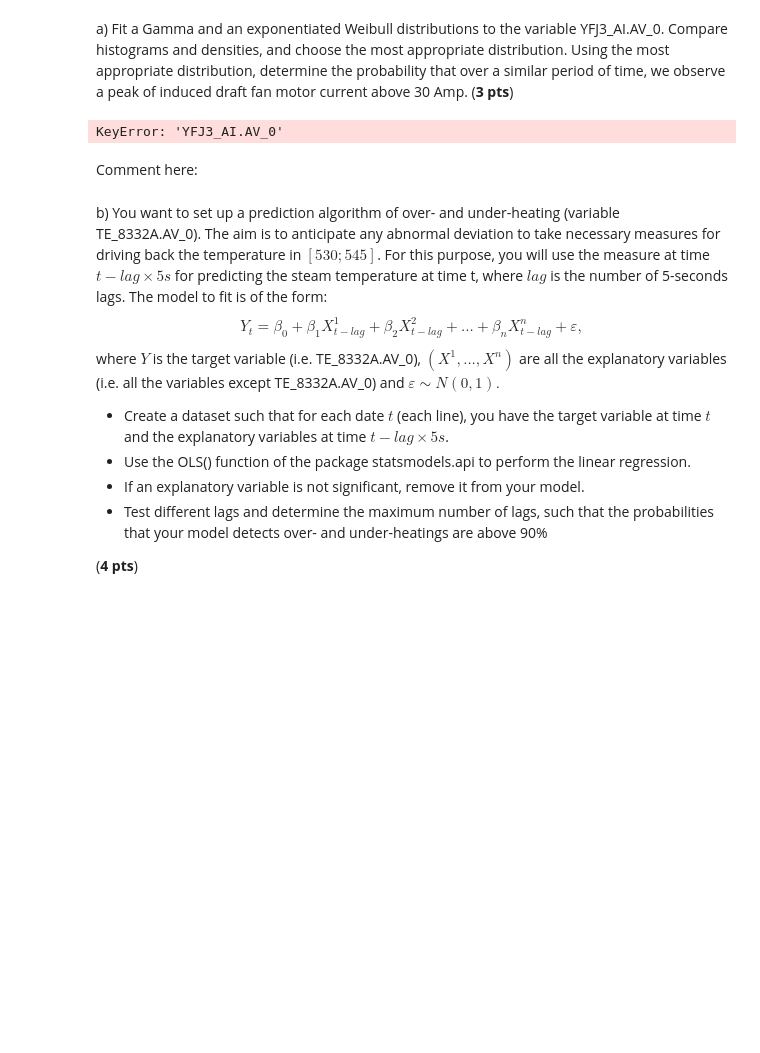
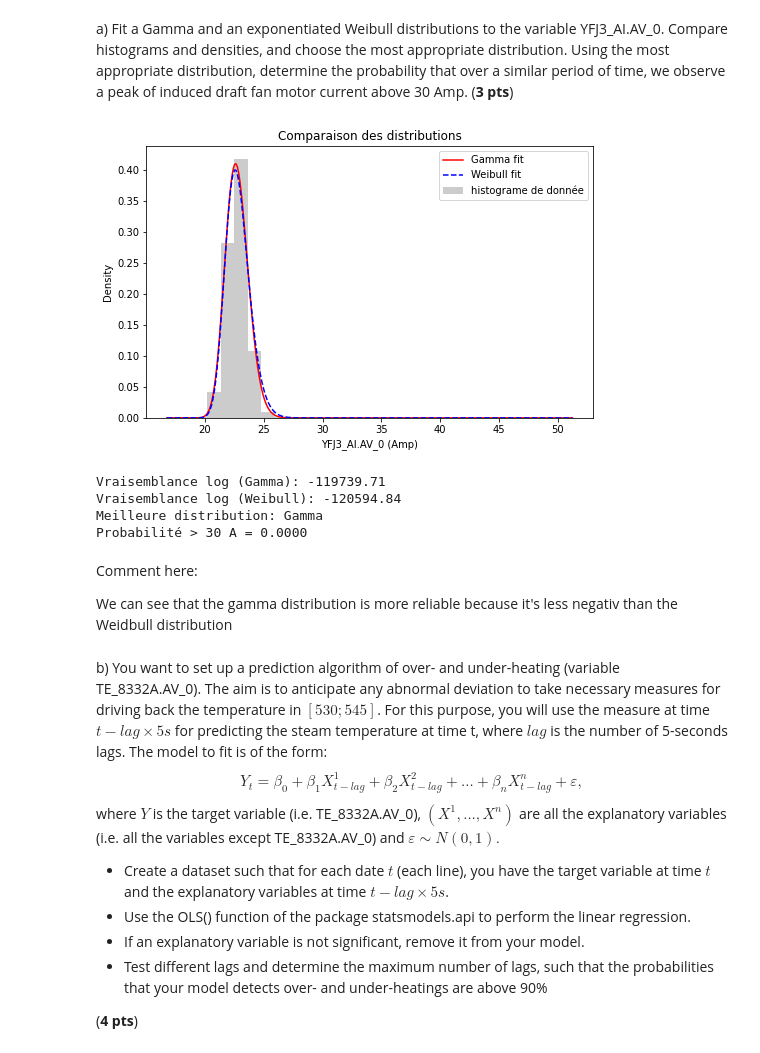
Before and after one commit to arthurbackes/hackathon1, a Jupyter notebook: Hackathon_1.ipynb, the cells around one changed output. Drawn from its saved outputs; the diff is of its cells as text; code cells hidden in the pictures; blank space fills up the shorter version.

```diff
--- a/Hackathon_1.ipynb
+++ b/Hackathon_1.ipynb
@@ -337,11 +337,60 @@ Comment here:
 a) Fit a Gamma and an exponentiated Weibull distributions to the variable YFJ3_AI.AV_0. Compare histograms and  densities, and choose the most appropriate distribution. Using the most appropriate distribution, determine the probability that over a similar period of time, we observe a peak of induced draft fan motor current above 30 Amp.
 (**3 pts**)
 # %%
-#code here
+# Récupération de la colonne cible (courant moteur) en supprimant les valeurs manquantes
+data = df["YFJ3_AI.AV_0#"].dropna()
+
+# on ajuste les distribution gamma et weibull
+params_gamma = gamma.fit(data)
+params_exponweib = exponweib.fit(data, floc=0)
+
+x = np.linspace(data.min(), data.max(), 300) #300 points entre la valeur min et max des données, sert à tracer les courbes.
+pdf_gamma = gamma.pdf(x, *params_gamma)
+pdf_exponweib = exponweib.pdf(x, *params_exponweib)
+
+plt.figure(figsize=(8,5))
+plt.hist(data, bins=30, density=True, alpha=0.4, color='gray', label='histograme de donnée')
+plt.plot(x, pdf_gamma, 'r-', label='Gamma fit')
+plt.plot(x, pdf_exponweib, 'b--', label='Weibull fit')
+plt.legend()
+plt.xlabel("YFJ3_AI.AV_0 (Amp)")
+plt.ylabel("Density")
+plt.title("Comparaison des distributions")
+plt.show()
+
+logL_gamma = np.sum(gamma.logpdf(data, *params_gamma))
+logL_exponweib = np.sum(exponweib.logpdf(data, *params_exponweib))
+
+print(f"Vraisemblance log (Gamma): {logL_gamma:.2f}")
+print(f"Vraisemblance log (Weibull): {logL_exponweib:.2f}")
+
+
+if logL_gamma > logL_exponweib:
+    best_dist = "Gamma"
+    params_best = params_gamma
+else:
+    best_dist = "Exponentiated Weibull"
+    params_best = params_exponweib
+
+print(f"Meilleure distribution: {best_dist}")
+
+threshold = 30
+if best_dist == "Gamma":
+    prob_over_30 = 1 - gamma.cdf(threshold, *params_best)
+else:
+    prob_over_30 = 1 - exponweib.cdf(threshold, *params_best)
+
+print(f"Probabilité > 30 A = {prob_over_30:.4f}")
 # %% [output]
+[figure, added]
-KeyError: 'YFJ3_AI.AV_0'
+Vraisemblance log (Gamma): -119739.71
+Vraisemblance log (Weibull): -120594.84
+Meilleure distribution: Gamma
+Probabilité > 30 A = 0.0000
 # %% [markdown]
 Comment here:
+
+We can see that the gamma distribution is more reliable because it's less negativ than the Weidbull distribution
 # %% [markdown]
 b) You want to set up a prediction algorithm of over- and under-heating (variable TE_8332A.AV_0). The aim is to anticipate any abnormal deviation to take necessary measures for driving back the temperature in $[530 ; 545]$. For this purpose, you will use the measure at time $ t - lag \times 5s$ for predicting the steam temperature at time t, where $lag$ is the number of 5-seconds lags. The model to fit is of the form:
 $$Y_t = \beta_0 + \beta_1 X^1_{t-lag}+\beta_2 X^2_{t-lag}+...+\beta_n X^n_{t-lag}+\varepsilon,$$
```
Also changed, not shown: parts of 3 cells of this notebook.
